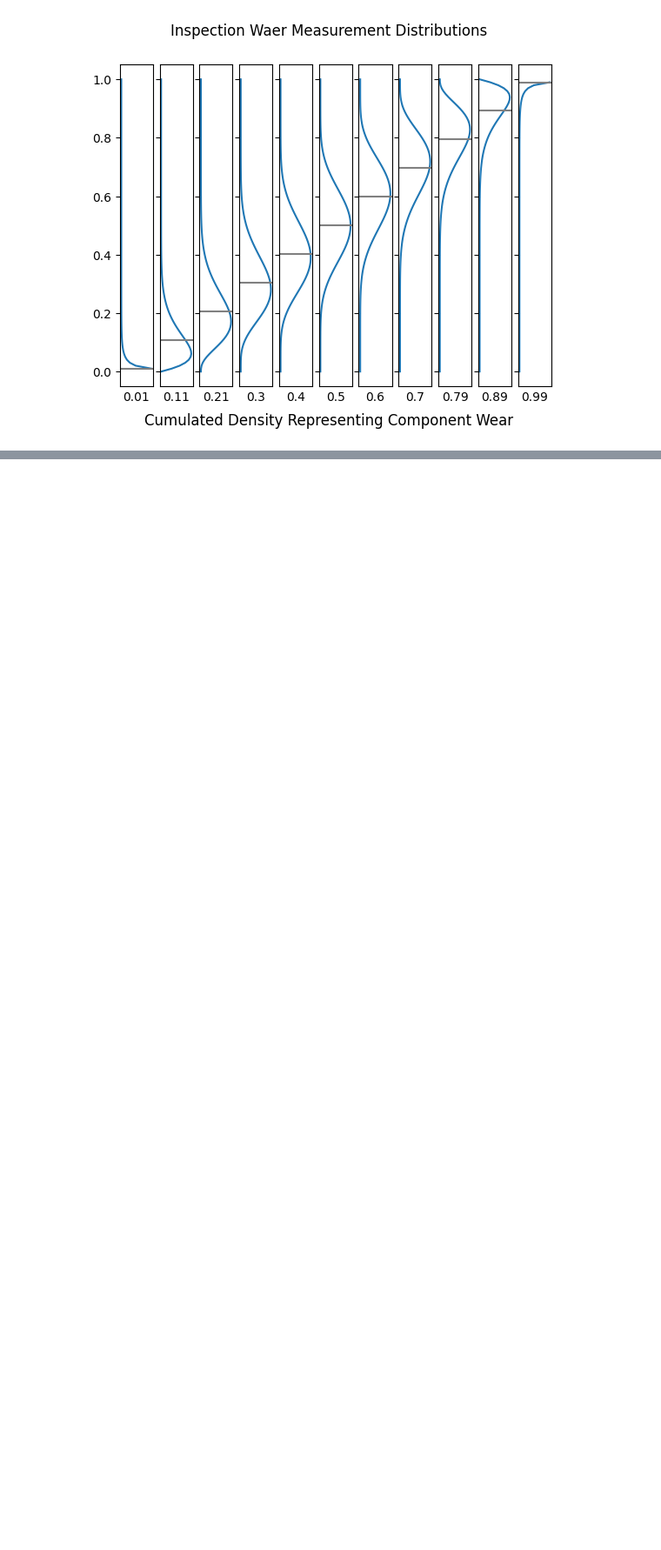
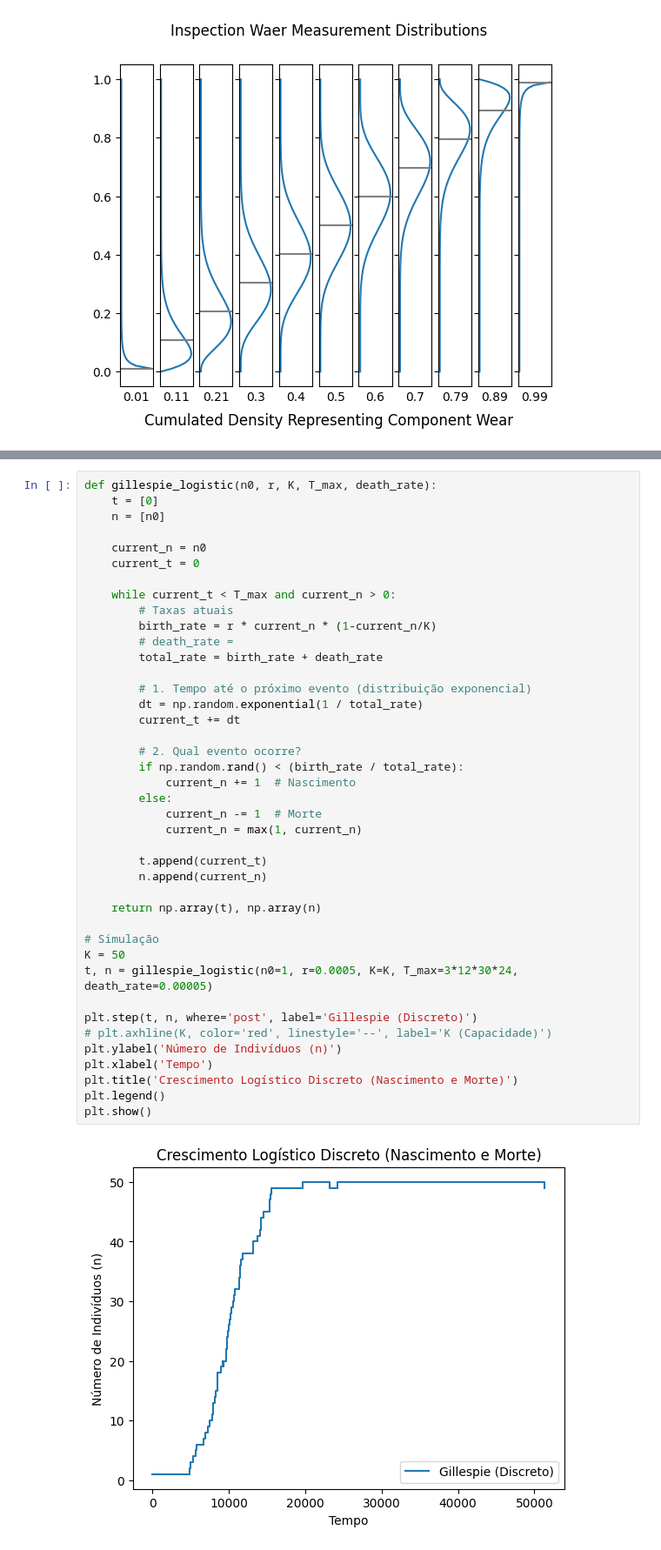
Before and after one commit to alc4ml/ProjetM2D2526, a Jupyter notebook: simmcm2d/examples/simulator_distributions.ipynb, the cells around one changed output, grey strips where cells are left out. Shown at 87% size. Cells and saved outputs as stored; diff of their text form; blank space fills up the shorter version.

Commit message:
systems to follow birth-death dynamics

```diff
--- a/simmcm2d/examples/simulator_distributions.ipynb
+++ b/simmcm2d/examples/simulator_distributions.ipynb
@@ -110,0 +124,43 @@ plt.show()
+# %%
+def gillespie_logistic(n0, r, K, T_max, death_rate):
+    t = [0]
+    n = [n0]
+
+    current_n = n0
+    current_t = 0
+
+    while current_t < T_max and current_n > 0:
+        # Taxas atuais
+        birth_rate = r * current_n * (1-current_n/K)
+        # death_rate =
+        total_rate = birth_rate + death_rate
+
+        # 1. Tempo até o próximo evento (distribuição exponencial)
+        dt = np.random.exponential(1 / total_rate)
+        current_t += dt
+
+        # 2. Qual evento ocorre?
+        if np.random.rand() < (birth_rate / total_rate):
+            current_n += 1  # Nascimento
+        else:
+            current_n -= 1  # Morte
+            current_n = max(1, current_n)
+
+        t.append(current_t)
+        n.append(current_n)
+
+    return np.array(t), np.array(n)
+
+# Simulação
+K = 50
+t, n = gillespie_logistic(n0=1, r=0.0005, K=K, T_max=3*12*30*24, death_rate=0.00005)
+
+plt.step(t, n, where='post', label='Gillespie (Discreto)')
+# plt.axhline(K, color='red', linestyle='--', label='K (Capacidade)')
+plt.ylabel('Número de Indivíduos (n)')
+plt.xlabel('Tempo')
+plt.title('Crescimento Logístico Discreto (Nascimento e Morte)')
+plt.legend()
+plt.show()
+# %% [output]
+[figure, added]
```
Also changed, not shown: parts of 6 cells of this notebook, 1 other file.
